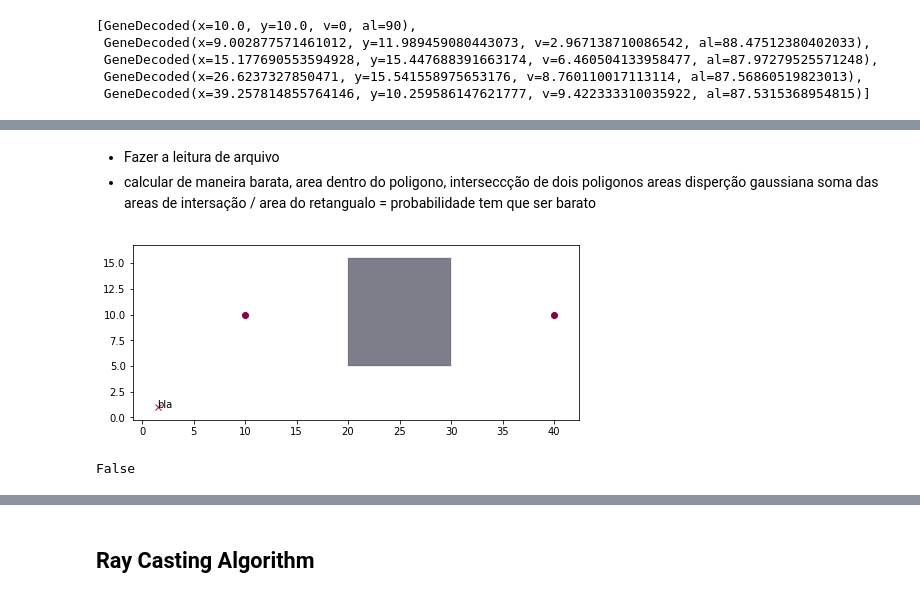
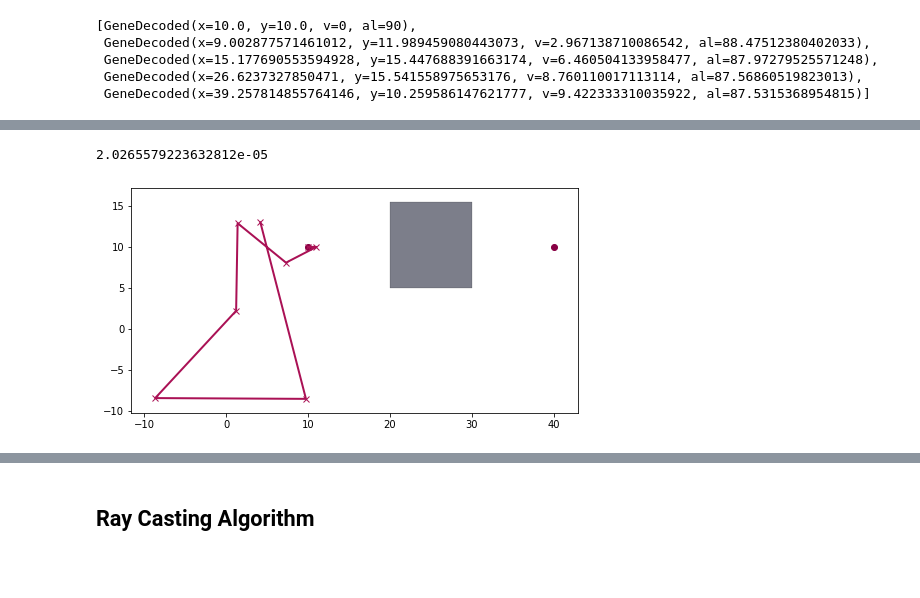
Before and after one commit to gustavo-moura/path-planning, a Jupyter notebook: algorithms/genetic_algorithm/genetic.ipynb, the cells around one changed output, grey strips where cells are left out. Saved outputs shown, nothing was run; the diff lists cells and outputs as text; code cells hidden in the pictures; blank space fills up the shorter version.

```diff
--- a/algorithms/genetic_algorithm/genetic.ipynb
+++ b/algorithms/genetic_algorithm/genetic.ipynb
@@ -11,0 +16,6 @@ CartesianPoint = collections.namedtuple('CartesianPoint', 'x y')
+# %%
+def pairwise_circle(iterable):
+    "s -> (s0,s1), (s1,s2), (s2, s3), ... (s<last>,s0)"
+    a, b = itertools.tee(iterable)
+    first_value = next(b, None)
+    return itertools.zip_longest(a, b,fillvalue=first_value)
@@ -617,38 +683,18 @@ plot_map(
+# %%
+first = ag.special[0]
+print(first.time_spawn - ag.start_time)
+plot_map(
+    [verts1],
+    ['n'],
+    wp_ori,
+    wp_des,
+    first.get_route(),
+    None
+)
+# %% [output]
+2.0265579223632812e-05
+[figure, added]
 # %%
 plot_stats(ag.trace, normalize=True)
 # %% [output]
 [interactive output not drawn]
-# %% [markdown]
-- Fazer a leitura de arquivo
-- calcular de maneira barata, area dentro do poligono, interseccção de dois poligonos areas
-disperção gaussiana
-soma das areas de intersação / area do retangualo = probabilidade
-tem que ser barato
-# %%
-wp_ori = CartesianPoint(10.0, 10.0)
-wp_des = CartesianPoint(40.0, 10.0)
-
-verts1 = [
-    (20.0, 5.0), # left, bottom
-    (20.0, 15.5), # left, top
-    (30.0, 15.5), # right, top
-    (30.0, 5.0), # right, bottom
-    (20.0, 5.0), # ignored
-]
-verts1 = [CartesianPoint(v[0], v[1]) for v in verts1]
-
-plot_map(
-    [verts1],
-    ['n'],
-    wp_ori,
-    wp_des,
-    [[1.5,1.0]],
-    ['bla']
-)
-
-wp_inside = CartesianPoint(2.5, 1.0)
-#point_in_polygon(wp_ori, verts1)
-point_in_polygon(wp_inside, verts1)
-# %% [output]
-[figure, removed]
-False
```
Also changed, not shown: parts of 18 cells of this notebook, 5 other files.
